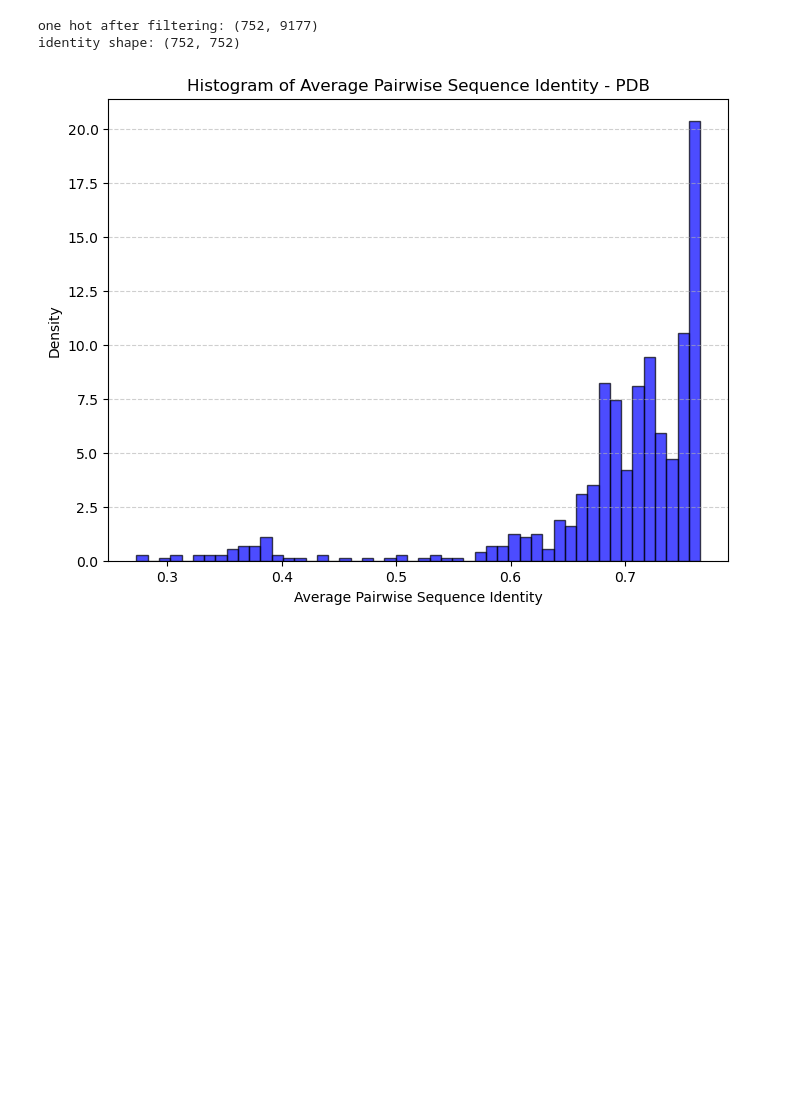
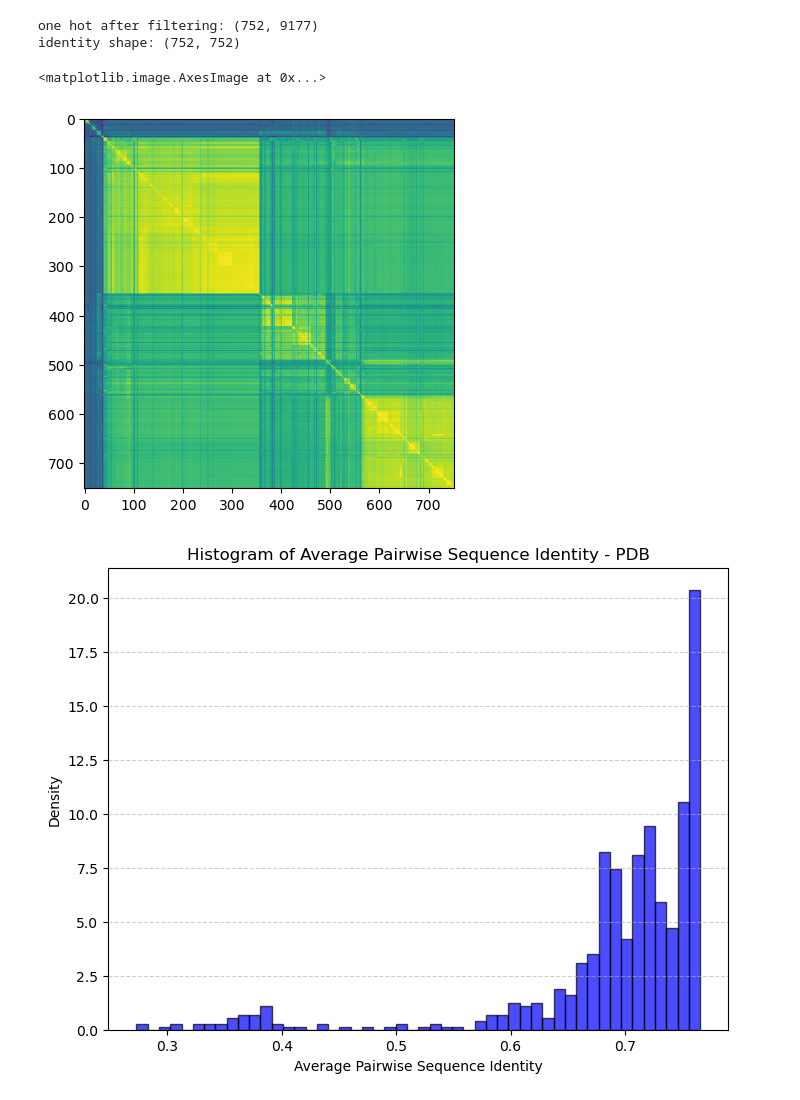
Before and after one commit to zifangu/lithiumized-fish, a Jupyter notebook: project_checkin1.ipynb, the cells around one changed output. Cells and saved outputs as stored; diff of their text form; code cells hidden in the pictures; blank space fills up the shorter version.

```diff
--- a/project_checkin1.ipynb
+++ b/project_checkin1.ipynb
@@ -116,6 +116,11 @@ print('identity shape:', identity_real.shape)
 # %% [output]
 one hot after filtering: (752, 9177)
 identity shape: (752, 752)
+# %%
+plt.imshow(identity_real)
+# %% [output]
+<matplotlib.image.AxesImage at 0x...>
+[figure, added]
 # %%
 avg_ident_real = compute_avg_seq_identity(identity_real)
 
```
Also changed, not shown: parts of 2 cells of this notebook, 4 other files.
